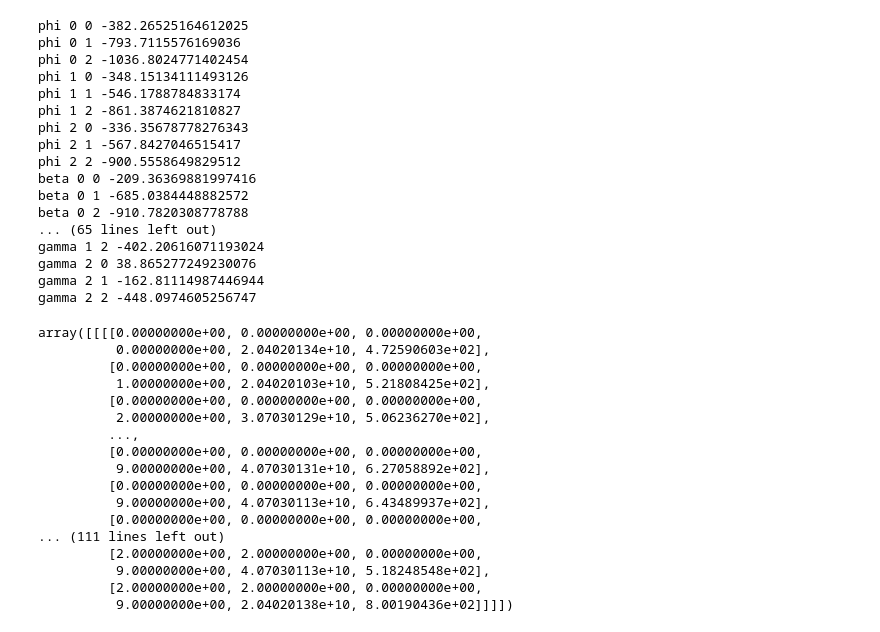
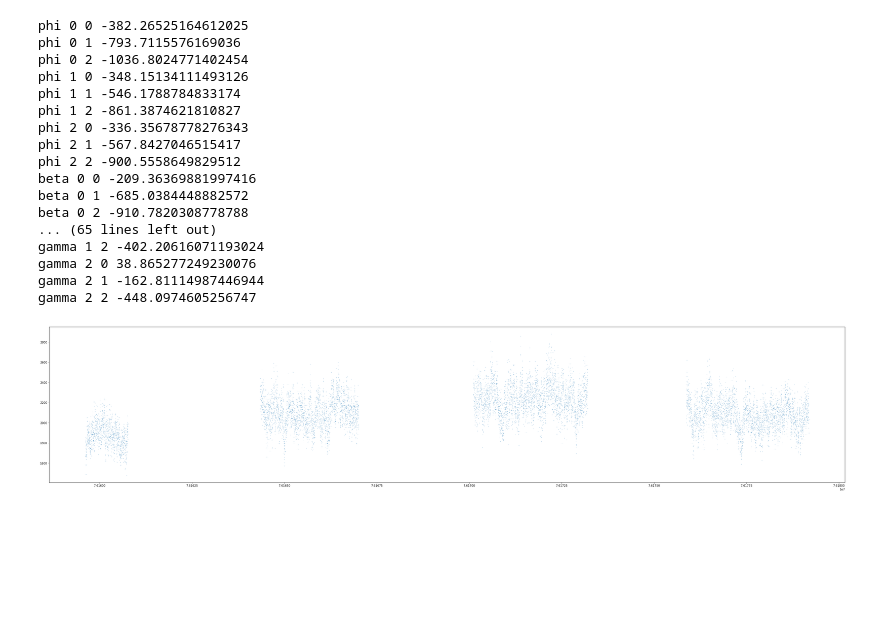
Before and after one commit to jorwatkapola/timeseries_segment_clustering, a Jupyter notebook: validation_plots.ipynb, the cells around one changed output. Saved outputs shown, nothing was run; the diff lists cells and outputs as text; code cells hidden in the pictures; blank space fills up the shorter version.

```diff
--- a/validation_plots.ipynb
+++ b/validation_plots.ipynb
@@ -213,23 +213,3 @@ gamma 1 2 -402.20616071193024
 gamma 2 0 38.865277249230076
 gamma 2 1 -162.81114987446944
 gamma 2 2 -448.0974605256747
-# %%
-results
-# %% [output]
-array([[[[0.00000000e+00, 0.00000000e+00, 0.00000000e+00,
-          0.00000000e+00, 2.04020134e+10, 4.72590603e+02],
-         [0.00000000e+00, 0.00000000e+00, 0.00000000e+00,
-          1.00000000e+00, 2.04020103e+10, 5.21808425e+02],
-         [0.00000000e+00, 0.00000000e+00, 0.00000000e+00,
-          2.00000000e+00, 3.07030129e+10, 5.06236270e+02],
-         ...,
-         [0.00000000e+00, 0.00000000e+00, 0.00000000e+00,
-          9.00000000e+00, 4.07030131e+10, 6.27058892e+02],
-         [0.00000000e+00, 0.00000000e+00, 0.00000000e+00,
-          9.00000000e+00, 4.07030113e+10, 6.43489937e+02],
-         [0.00000000e+00, 0.00000000e+00, 0.00000000e+00,
-... (111 lines left out)
-         [2.00000000e+00, 2.00000000e+00, 0.00000000e+00,
-          9.00000000e+00, 4.07030113e+10, 5.18248548e+02],
-         [2.00000000e+00, 2.00000000e+00, 0.00000000e+00,
-          9.00000000e+00, 2.04020138e+10, 8.00190436e+02]]]])
@@ -235,0 +305,10 @@ array([[[[0.00000000e+00, 0.00000000e+00, 0.00000000e+00,
+# %%
+plt.gcf().set_size_inches(50,10)
+#plt.figure(figsize=(20,10))
+for lc in lcs:
+    plt.scatter(lc[0],lc[1],s=0.1)
+    break
+#plt.savefig('test2png.png', dpi=600)
+plt.show()
+# %% [output]
+[figure, added]
```
Also changed, not shown: parts of 1 cell of this notebook, 4 other files.
